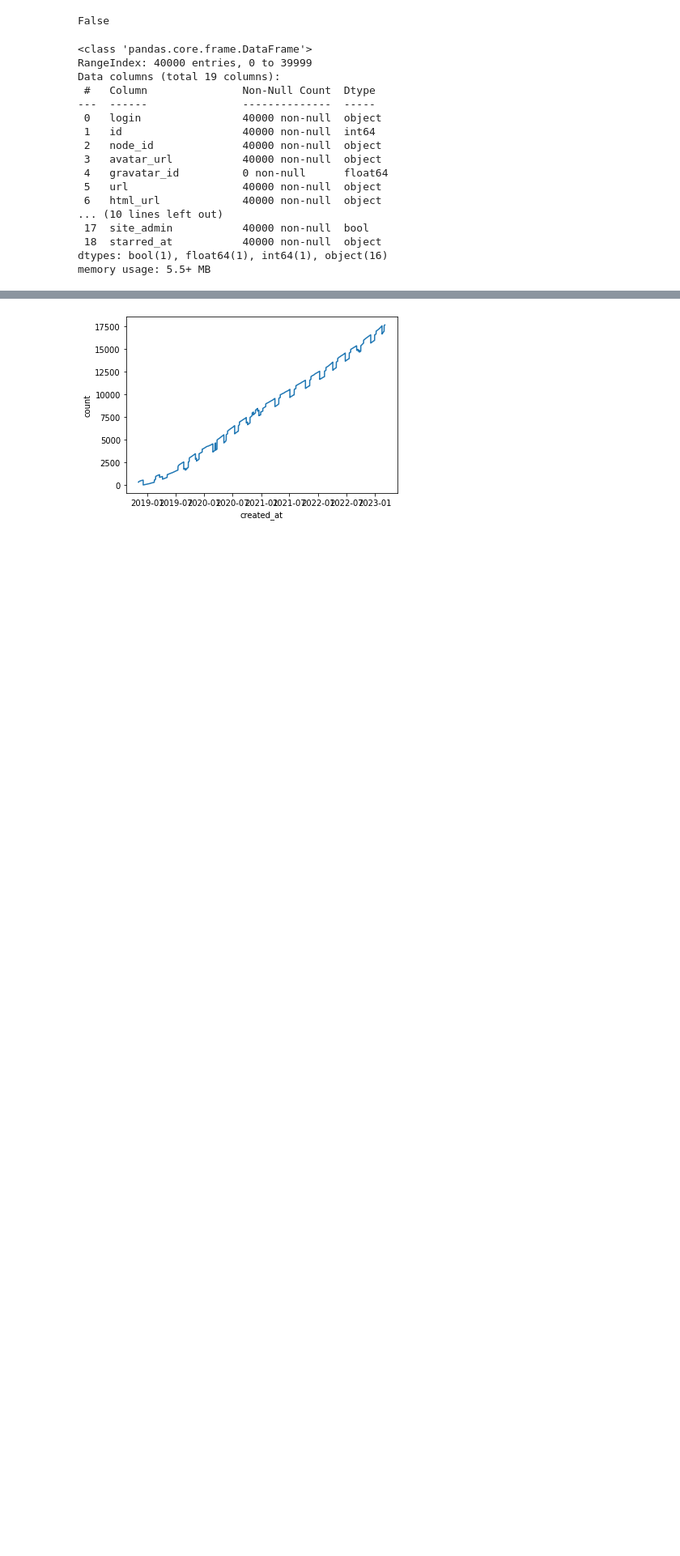
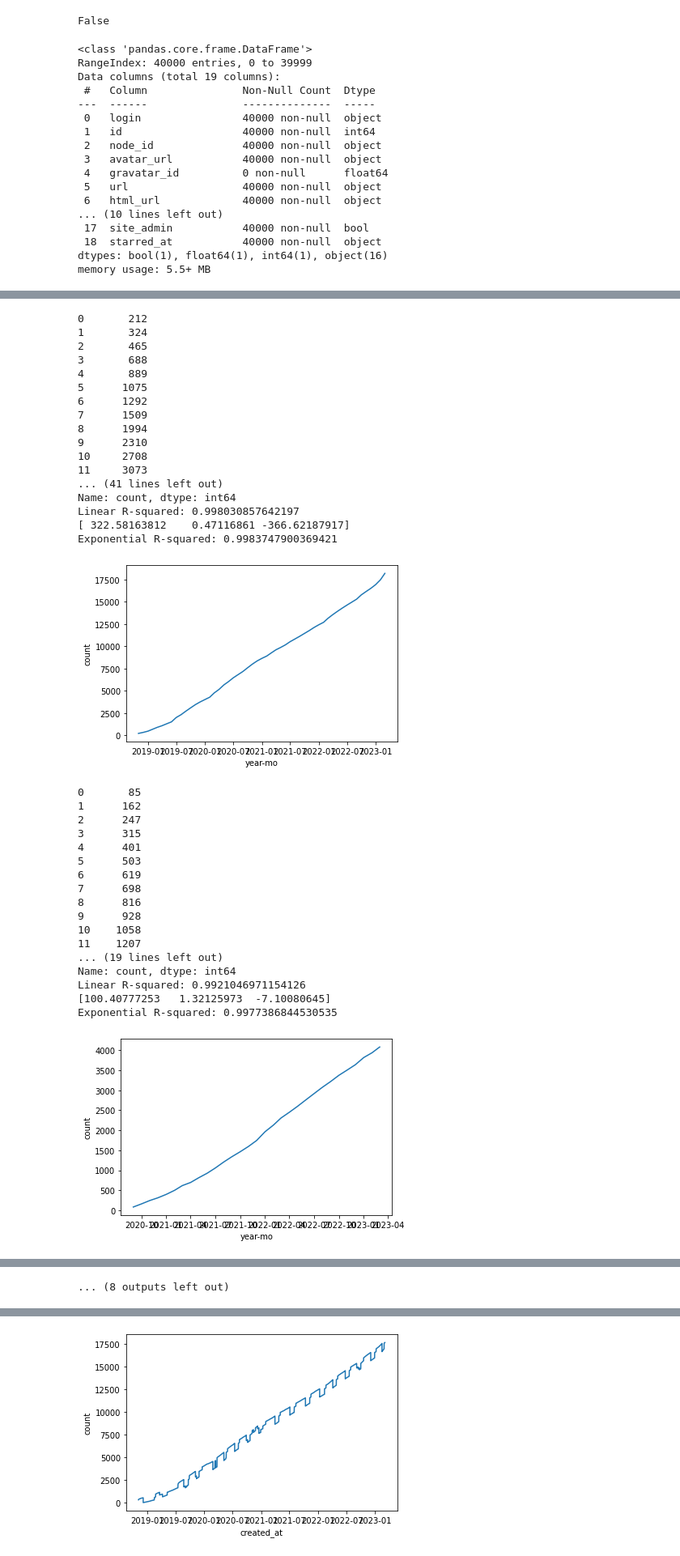
Before and after one commit to Julia-Susser/GPTs-are-GPTs-GitHub-Fork-Analysis, a Jupyter notebook: src/graph.ipynb, the cells around one changed output, grey strips where cells are left out. Shown: that part at 81% size. Drawn from its saved outputs; the diff is of its cells as text; code cells hidden in the pictures; blank space fills up the shorter version.

```diff
--- a/src/graph.ipynb
+++ b/src/graph.ipynb
@@ -5,15 +5,14 @@ import seaborn as sns
 from wordcloud import WordCloud, STOPWORDS
 import matplotlib.pyplot as plt
 import numpy as np
+import os
+import warnings
+import json
+
+warnings.filterwarnings('ignore', message='Converting to PeriodArray/Index representation will drop timezone information.')
+
 
 
 #dfStargazers = pd.read_csv("../inputs/huggingface-transformers.csv")
-f = "../inputs/repos.csv"
-with open(f, "r") as file:
-    text = file.read()
-    new_text = text.replace(",,", ",")
-
-with open(f, "w") as file:
-    file.write(new_text)
+f = "../outputs/data"
+dirs = os.listdir(f)
-# %%
-df = pd.read_csv("../inputs/repos.csv")
@@ -45,0 +50,5 @@ memory usage: 5.5+ MB
+# %%
+# def exponential(x, a, b, c, d):
+#     return a * x + b * x**2 + c *x**3 + d
+def exponential(x, a, b, d):
+    return a * x + b * x**2 + d
@@ -45,0 +167,40 @@ memory usage: 5.5+ MB
+# %%
+eda = EDA()
+eda.goThroughDirectories()
+# %% [output]
+0       212
+1       324
+2       465
+3       688
+4       889
+5      1075
+6      1292
+7      1509
+8      1994
+9      2310
+10     2708
+11     3073
+... (41 lines left out)
+Name: count, dtype: int64
+Linear R-squared: 0.998030857642197
+[ 322.58163812    0.47116861 -366.62187917]
+Exponential R-squared: 0.9983747900369421
+[figure, added]
+0       85
+1      162
+2      247
+3      315
+4      401
+5      503
+6      619
+7      698
+8      816
+9      928
+10    1058
+11    1207
+... (19 lines left out)
+Name: count, dtype: int64
+Linear R-squared: 0.9921046971154126
+[100.40777253   1.32125973  -7.10080645]
+Exponential R-squared: 0.9977386844530535
+[figure, added]
@@ -46 +275,2 @@ memory usage: 5.5+ MB
+... (8 outputs left out)
 # %%
```
Also changed, not shown: parts of 15 cells of this notebook, 3 other files.
